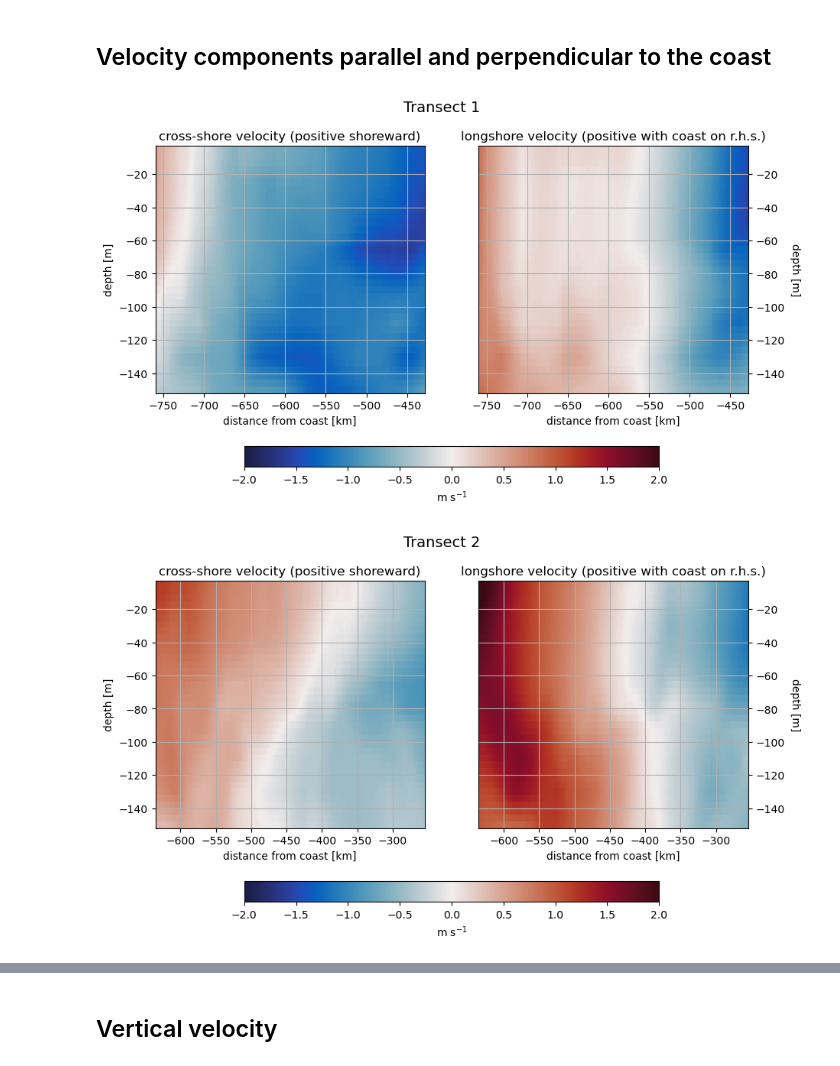
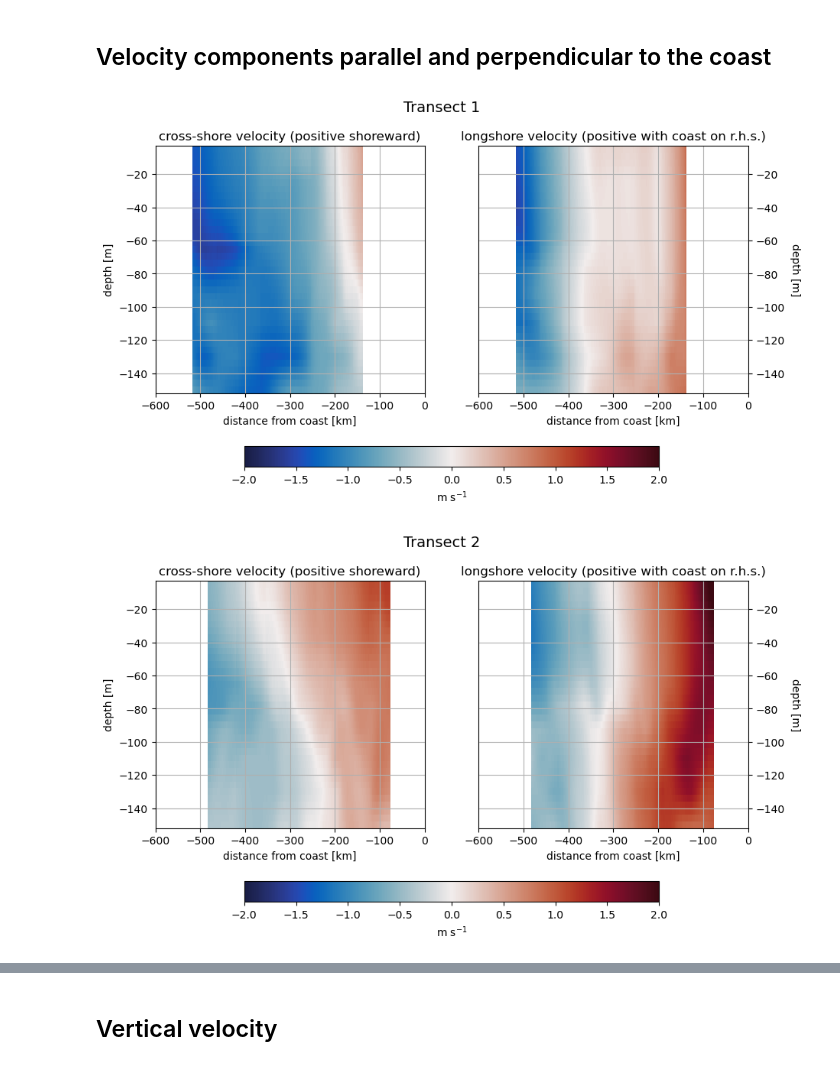
Before and after one commit to ret1-c/Virtualship_Project_UU, a Jupyter notebook: ADCP/VS_adcp.ipynb, the cells around one changed output, grey strips where cells are left out. Cells and saved outputs as stored; diff of their text form; code cells hidden in the pictures.

```diff
--- a/ADCP/VS_adcp.ipynb
+++ b/ADCP/VS_adcp.ipynb
@@ -15,3 +15,16 @@ import pandas as pd
+# %%
+def dist_shore(adcp, lon0,lat0):   # Calculate the distance from each measurement to the coast and add it as variable to the dataset.
+    adcp_surf = adcp.isel(trajectory=0).compute()
+    d = xr.zeros_like(adcp_surf.lon)
+    #lon0, lat0 = adcp_surf.lon.data[-1], adcp_surf.lat.data[-1]
+    for ob, (lon, lat) in enumerate(zip(adcp_surf.lon.data, adcp_surf.lat.data)):
+        d[ob] = distance.distance((lon, lat), (lon0, lat0)).m
+        adcp["s"] = -d.assign_attrs(
+        {"long_name": "distance to coast", "units": "m", "positive": "shoreward"}
+    )
+    adcp = adcp.set_coords("s").sortby("s")
+    #print(f"max distance from coast: {abs(adcp.s.min()).data / 1000:.2f} km")
+    return adcp
 # %%
 #Cross-shore and longshore velocity plots functions
 
@@ -50,6 +63,7 @@ def horiz_vel(adcp, title):
     ax1.set_xlabel("distance from coast [km]")
     ax1.set_title("cross-shore velocity (positive shoreward)")
     ax1.grid()
+    plt.xlim([-600, 0])
 
     # alongshore velocity plot
     ax2 = fig.add_subplot(122, sharey=ax1)
@@ -63,7 +77,9 @@ def horiz_vel(adcp, title):
     ax2.grid()
     fig.colorbar(
         p, ax=[ax1, ax2], shrink=0.7, orientation="horizontal", label=r"m s$^{-1}$"
+
     )
+    plt.xlim([-600, 0])
 # %%
 #vertical velocity plots functions
 
@@ -109 +137,14 @@ def vertical_vel(data, title):
+# %%
+#to calculate the distance from the shore later, I manually selected these points from the nioz tool. Thes are approximately the coordinads of the
+#shore if you extend our transects.
+
+#shore lon and lat (extension for transect 1)
+lon_1_shore = 48.21
+lat_1_shore = 4.97
+#shore lon and lat (extension for transect 2)
+lon_2_shore = 49.54
+lat_2_shore = 7.29
+#shore lon and lat (extension for transect 3)
+lon_3_shore = 50.72
+lat_3_shore = 9.31
 # %%
@@ -262,13 +286,15 @@ Text(0.5, 1.0, 'Transects')
 ## Velocity components parallel and perpendicular to the coast
 # %%
 #Transect 1
+trs1= dist_shore(adcp=trs1, lon0=lon_1_shore,lat0=lat_1_shore)
 horiz_vel(adcp=trs1, title='Transect 1')
 # %% [output]
-[figure, old version]
+[figure, new version]
 # %%
 #Transect 2
+trs2= dist_shore(adcp=trs2, lon0=lon_2_shore,lat0=lat_2_shore)
 horiz_vel(adcp=trs2, title='Transect 2')
 # %% [output]
-[figure, old version]
+[figure, new version]
 # %%
 #Transect 3
```
Also changed, not shown: parts of 15 cells of this notebook.
